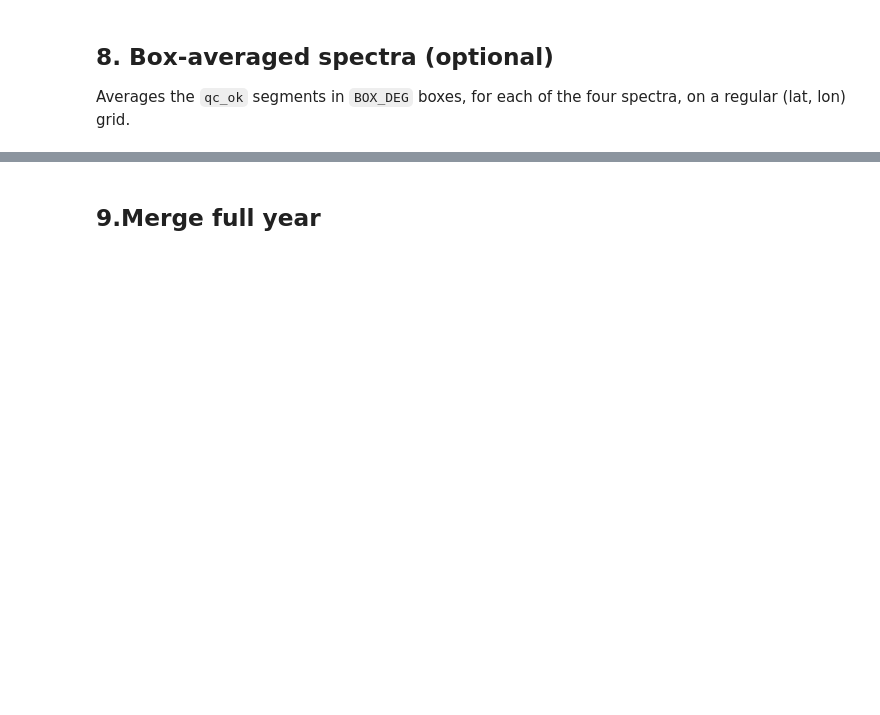
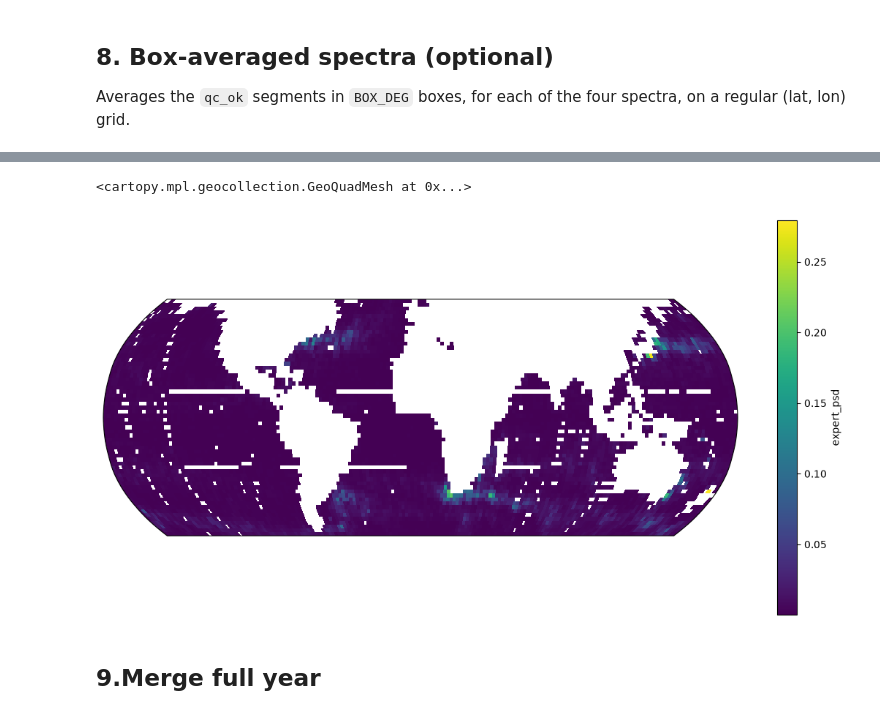
Before and after one commit to zcasparco/SWOT_UHH, a Jupyter notebook: dev/Matched_expert_unsmoothed_month_dask.ipynb, the cells around one changed output, grey strips where cells are left out. Drawn from its saved outputs; the diff is of its cells as text; code cells hidden in the pictures; blank space fills up the shorter version.

```diff
--- a/dev/Matched_expert_unsmoothed_month_dask.ipynb
+++ b/dev/Matched_expert_unsmoothed_month_dask.ipynb
@@ -431,3 +429,12 @@ HDF5-DIAG: Error detected in HDF5 (1.14.6) thread 1:
+# %%
+import cartopy.crs as ccrs
+import matplotlib.pyplot as plt
+energy = ds_boxes[(year, month)].expert_psd.integrate('wavenumber')
+fig,ax = plt.subplots(figsize=(14,7),subplot_kw={"projection": ccrs.Robinson()})
+energy.plot(ax=ax,transform=ccrs.PlateCarree())
+# %% [output]
+<cartopy.mpl.geocollection.GeoQuadMesh at 0x...>
+[figure, added]
 # %% [markdown]
 ## 9.Merge full year
 # %%
```
Also changed, not shown: parts of 9 cells of this notebook, 1 other file.
